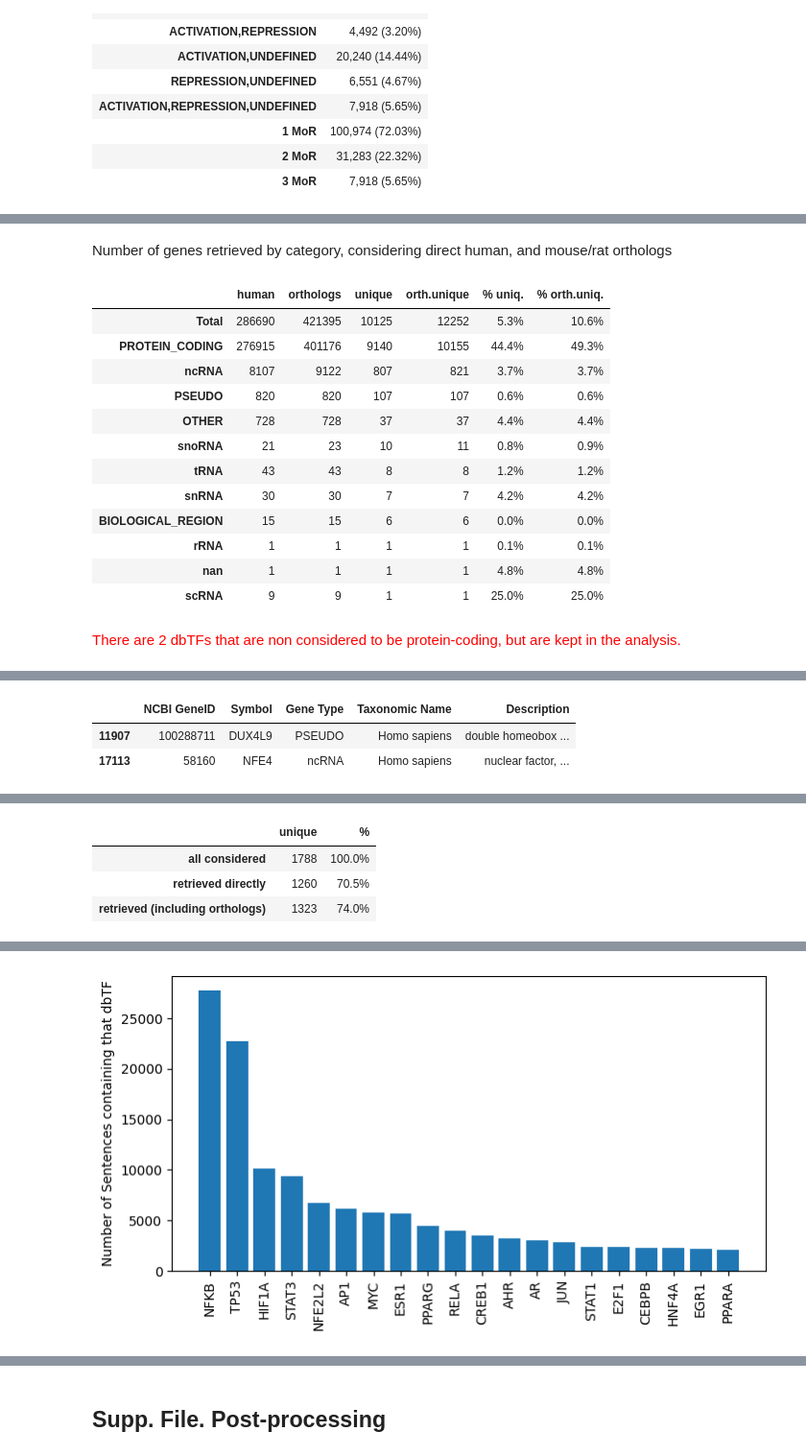
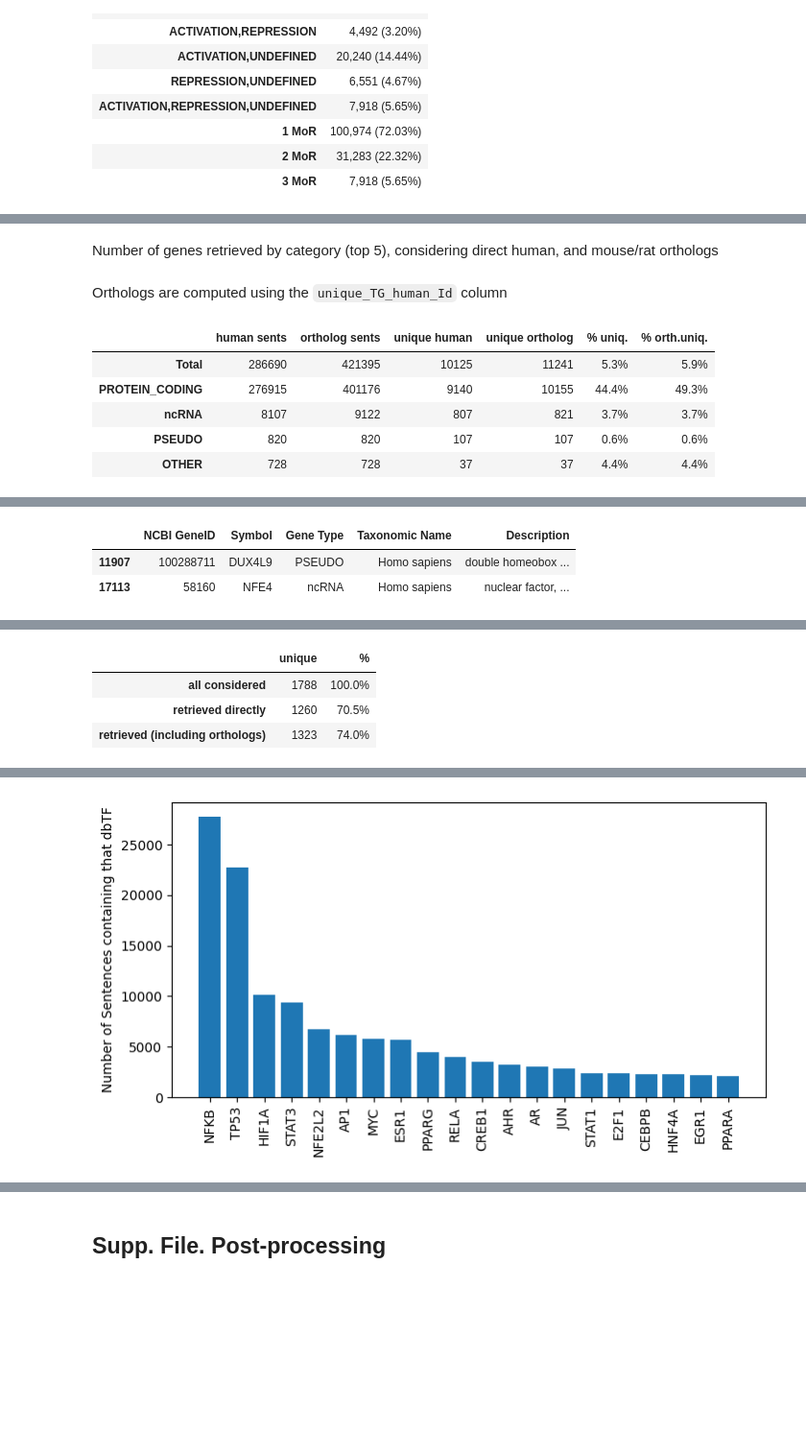
Before and after one commit to Rbbt-Workflows/ExTRI2, a Jupyter notebook: analysis/repo_to_paper.ipynb, the cells around one changed output, grey strips where cells are left out. Shown at 96% size. Cells and saved outputs as stored; diff of their text form; code cells hidden in the pictures; blank space fills up the shorter version.

Commit message:
Added more analysis of CollecTRI2

```diff
--- a/analysis/repo_to_paper.ipynb
+++ b/analysis/repo_to_paper.ipynb
@@ -783,6 +783,12 @@ make_coTF_validation_dotplot(TRI_results_table)
 ## 3.2. The ExTRI2 resource
 # %%
 def split_in_dbTF_coTF_coTF_cand(ExTRI2_df):
+    '''
+    Split by TF type:
+    - if "dbTF" in TF type: dbTF
+    - elif "coTF" in TF type: coTF
+    - else: "coTF candidate"
+    '''
     m_dbTF = ExTRI2_df['TF_type'].str.contains('dbTF')
     m_coTF = ExTRI2_df['TF_type'].apply(lambda x: 'coTF' in set(x.split(';'))) & ~m_dbTF
     m_coTF_cand = ExTRI2_df['TF_type'].str.contains('coTF candidate') & ~m_dbTF & ~m_coTF
@@ -981,61 +1001,63 @@ def display_TG_distribution(dbTF_df: pd.DataFrame, all_human_genes: pd.DataFrame
     human_dbTF_df = dbTF_df[(dbTF_df['TG TaxID'] == '9606')]
 
     m_TG_id = human_dbTF_df['TG Id'].isin(all_human_genes['NCBI GeneID'])
-    print(f"There are {len(human_dbTF_df[~m_TG_id]['TG Id'].unique())} human genes in ExTRI2 that are not found in the all_human_genes df (thus, outdated IDs)")
+    print(f"There are {len(human_dbTF_df[~m_TG_id]['TG Id'].unique())} human TGs in ExTRI2 that are not found in the all_human_genes df (thus, outdated IDs?)")
     print(f"They appear in {(~m_TG_id).sum()} rows, which are excluded from the TG distribution analysis, but kept for the rest of analysis.")
     human_dbTF_df = human_dbTF_df[m_TG_id]
 
     # Initialise dict
     TG_types = {}
     TG_types['Total'] = {
-        'human': len(human_dbTF_df),
-        'orthologs': len(dbTF_df),
-        'unique': len(human_dbTF_df['TG Id'].unique()),
-        'orth.unique': len(dbTF_df['TG_human_Id'].unique()),
-        '% uniq.': f"{len(human_dbTF_df['TG Id'].unique()) / len(all_human_genes):.1%}",
-        '% orth.uniq.': f"{len(dbTF_df['TG Id'].unique()) / len(all_human_genes):.1%}"
+        'human sents':      len(human_dbTF_df),
+        'ortholog sents':   len(dbTF_df),
+        'unique human':     len(human_dbTF_df['TG Id'].unique()),
+        'unique ortholog':  len(dbTF_df['unique_TG_human_Id'].unique()),
     }
+    TG_types['Total']['% uniq.']      = f"{TG_types['Total']['unique human'] / len(all_human_genes):.1%}"
+    TG_types['Total']['% orth.uniq.'] = f"{TG_types['Total']['unique ortholog'] / len(all_human_genes):.1%}"
 
     # Fill in dict
     for gene_type in all_human_genes['Gene Type'].unique():
         human_genes_of_gene_type = all_human_genes[all_human_genes['Gene Type'] == gene_type]['NCBI GeneID']
 
         human_sents = human_dbTF_df[human_dbTF_df['TG Id'].isin(human_genes_of_gene_type)]
-        ortholog_sents = dbTF_df[dbTF_df['TG_human_Id'].isin(human_genes_of_gene_type)]
+        ortholog_sents = dbTF_df[dbTF_df['unique_TG_human_Id'].isin(human_genes_of_gene_type)]
         TG_types[gene_type] = {
-            'human': len(human_sents),
-            'orthologs': len(ortholog_sents),
-            'unique': len(human_sents['TG Id'].unique()),
-            'orth.unique': len(ortholog_sents['TG_human_Id'].unique()),
+            'human sents':      len(human_sents),
+            'ortholog sents':   len(ortholog_sents),
+            'unique human':     len(human_sents['TG Id'].unique()),
+            'unique ortholog':  len(ortholog_sents['unique_TG_human_Id'].unique()),
         }
-        TG_types[gene_type]['% uniq.']      = f"{TG_types[gene_type]['unique'] / len(human_genes_of_gene_type):.1%}"
-        TG_types[gene_type]['% orth.uniq.'] = f"{TG_types[gene_type]['orth.unique'] / len(human_genes_of_gene_type):.1%}"
+        TG_types[gene_type]['% uniq.']      = f"{TG_types[gene_type]['unique human'] / len(human_genes_of_gene_type):.1%}"
+        TG_types[gene_type]['% orth.uniq.'] = f"{TG_types[gene_type]['unique ortholog'] / len(human_genes_of_gene_type):.1%}"
 
 
     # Convert to dataframe & display
-    md("Number of genes retrieved by category, considering direct human, and mouse/rat orthologs")
-    display(pd.DataFrame.from_dict(TG_types, orient='index').sort_values(by='unique', ascending=False))
+    md("Number of genes retrieved by category (top 5), considering direct human, and mouse/rat orthologs")
+    md("Orthologs are computed using the `unique_TG_human_Id` column")
+    display(pd.DataFrame.from_dict(TG_types, orient='index').sort_values(by='unique human', ascending=False).head())
 
-def display_TF_distribution(dbTF_df: pd.DataFrame, all_human_genes: pd.DataFrame, dbTFs_set: set) -> None:
+def display_TF_distribution(dbTF_df: pd.DataFrame, all_human_genes: pd.DataFrame, all_TFs_df: set) -> None:
 
-    human_dbTF_df = dbTF_df[(dbTF_df['TF TaxID'] == '9606')]
+    # Get set of all considered dbTFs
+    all_dbTFs_set = set(all_TFs_df[all_TFs_df['updated TF type'] == 'dbTF']['Gene ID'])
 
     # Get all retrieved human dbTFs
-    retrieved_TF_IDs = set(human_dbTF_df['TF Id'])
+    ExTRI2_dbTF_IDs_set = set(dbTF_df[(dbTF_df['TF TaxID'] == '9606')]['TF Id'])
 
     # Ensure retrieved dbTFs are in the original list of dbTFs
-    assert retrieved_TF_IDs.issubset(dbTFs_set), "Some dbTFs are not part of the original dbTFs list: {}".format(retrieved_TF_IDs - dbTFs_set)
+    assert ExTRI2_dbTF_IDs_set.issubset(all_dbTFs_set), "Some dbTFs are not part of the original dbTFs list: {}".format(ExTRI2_dbTF_IDs_set - all_dbTFs_set)
 
     # Ensure they are all in the list of human genes
-    assert retrieved_TF_IDs.issubset(set(all_human_genes['NCBI GeneID'])), "Some dbTFs are not part of the NCBI df"
+    assert ExTRI2_dbTF_IDs_set.issubset(set(all_human_genes['NCBI GeneID'])), "Some dbTFs are not part of the NCBI df"
 
-    # Check if they are all protein-coding genes
-    non_protein_coding_dbTFs = retrieved_TF_IDs - set(all_human_genes[all_human_genes['Gene Type'] == 'PROTEIN_CODING']['NCBI GeneID'])
+    # Check if they are all protein-coding genes (show if not)
+    non_protein_coding_dbTFs = ExTRI2_dbTF_IDs_set - set(all_human_genes[all_human_genes['Gene Type'] == 'PROTEIN_CODING']['NCBI GeneID'])
     md(f"<span style='color:red'>There are {len(non_protein_coding_dbTFs)} dbTFs that are non considered to be protein-coding, but are kept in the analysis.")
     display(all_human_genes[all_human_genes['NCBI GeneID'].isin(non_protein_coding_dbTFs)])
 
     # Get the set of human dbTFs
-    human_dbTFs_set = dbTFs_set.intersection(set(all_human_genes['NCBI GeneID']))
+    human_dbTFs_set = all_dbTFs_set.intersection(set(all_human_genes['NCBI GeneID']))
 
     # Prepare the dataframe to display, with counts and percentages
     human_dbTF_summary = {
@@ -1045,8 +1067,8 @@ def display_TF_distribution(dbTF_df: pd.DataFrame, all_human_genes: pd.DataFrame
         }
         for category, count in {
             'all considered': len(human_dbTFs_set),
-            'retrieved directly': len(human_dbTF_df['TF Id'].unique()),
-            'retrieved (including orthologs)': len(dbTF_df[~dbTF_df['TF_human_Id'].str.contains(';')]['TF_human_Id'].unique())
+            'retrieved directly': len(ExTRI2_dbTF_IDs_set),
+            'retrieved (including orthologs)': len(dbTF_df['unique_TF_human_Id'].unique())
         }.items()
     }
 
@@ -1097,12 +1119,9 @@ def human_TF_TG_analysis(ExTRI2_df: pd.DataFrame, all_TFs_df: pd.DataFrame) -> N
 
     print(f"There are {len(not_found_human_TF)} human TFs and {len(not_found_human_TG)} human TGs in ExTRI2 that are not found in the all_human_genes df.")
 
-    # Get set of all considered dbTFs
-    dbTFs_set = set(all_TFs_df[all_TFs_df['updated TF type'] == 'dbTF']['Gene ID']) | {'Complex:NFKB', 'Complex:AP1'}
-
     # Show how many TGs and TFs we've obtained
     display_TG_distribution(dbTF_df, all_human_genes)
-    display_TF_distribution(dbTF_df, all_human_genes, dbTFs_set)
+    display_TF_distribution(dbTF_df, all_human_genes, all_TFs_df)
 
     # Plot counts
     figure_3(human_dbTF_df)
@@ -1117,16 +1136,9 @@ There are 830 human genes in ExTRI2 that are not found in the all_human_genes df
 They appear in 2608 rows, which are excluded from the TG distribution analysis, but kept for the rest of analysis.
-Number of genes retrieved by category, considering direct human, and mouse/rat orthologs
+Number of genes retrieved by category (top 5), considering direct human, and mouse/rat orthologs
+Orthologs are computed using the `unique_TG_human_Id` column
-|  | human | orthologs | unique | orth.unique | % uniq. | % orth.uniq. |
-| Total | 286690 | 421395 | 10125 | 12252 | 5.3% | 10.6% |
+|  | human sents | ortholog sents | unique human | unique ortholog | % uniq. | % orth.uniq. |
+| Total | 286690 | 421395 | 10125 | 11241 | 5.3% | 5.9% |
 | PROTEIN_CODING | 276915 | 401176 | 9140 | 10155 | 44.4% | 49.3% |
 | ncRNA | 8107 | 9122 | 807 | 821 | 3.7% | 3.7% |
 | PSEUDO | 820 | 820 | 107 | 107 | 0.6% | 0.6% |
 | OTHER | 728 | 728 | 37 | 37 | 4.4% | 4.4% |
-| snoRNA | 21 | 23 | 10 | 11 | 0.8% | 0.9% |
-| tRNA | 43 | 43 | 8 | 8 | 1.2% | 1.2% |
-| snRNA | 30 | 30 | 7 | 7 | 4.2% | 4.2% |
-| BIOLOGICAL_REGION | 15 | 15 | 6 | 6 | 0.0% | 0.0% |
-| rRNA | 1 | 1 | 1 | 1 | 0.1% | 0.1% |
-| nan | 1 | 1 | 1 | 1 | 4.8% | 4.8% |
-| scRNA | 9 | 9 | 1 | 1 | 25.0% | 25.0% |
-<span style='color:red'>There are 2 dbTFs that are non considered to be protein-coding, but are kept in the analysis.
```
Also changed, not shown: parts of 22 cells of this notebook, 2 other files.
